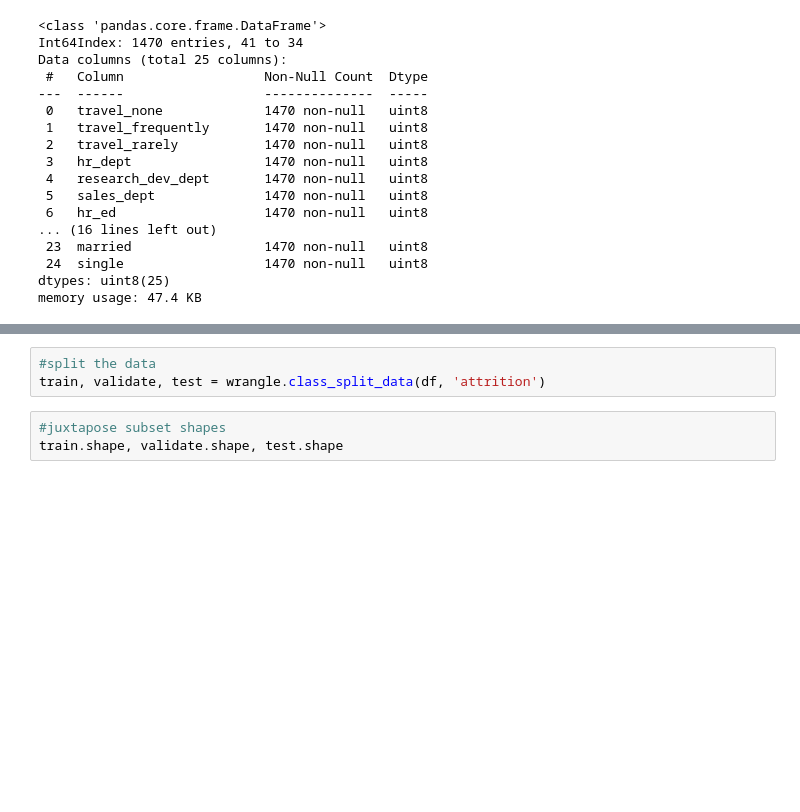
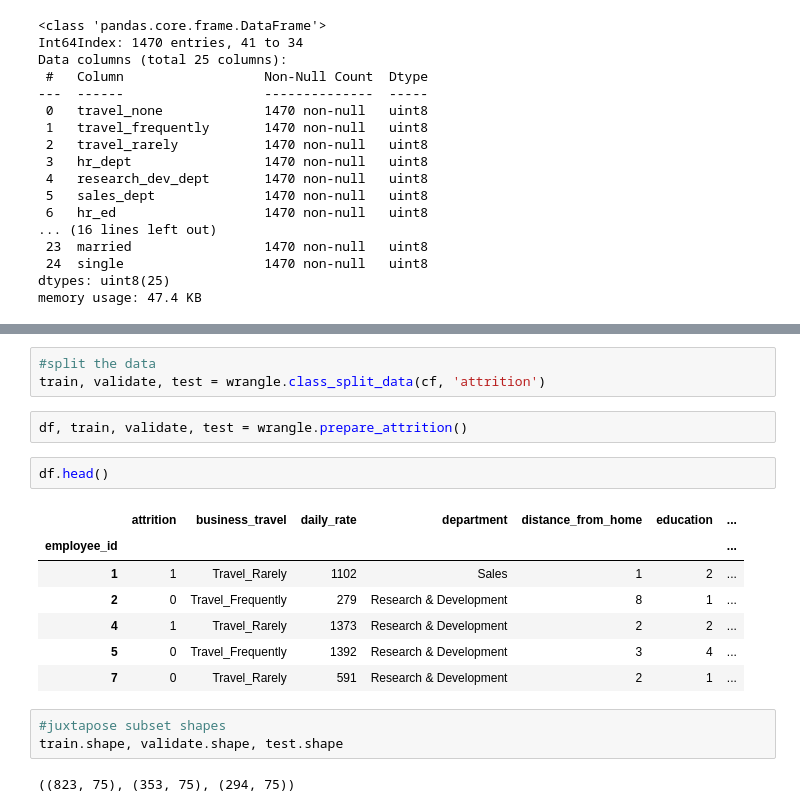
Before and after one commit to masonsherbondy/Individual-Project, a Jupyter notebook: workbook.ipynb, the cells around one changed output, grey strips where cells are left out. Drawn from its saved outputs; the diff is of its cells as text; blank space fills up the shorter version.

```diff
--- a/workbook.ipynb
+++ b/workbook.ipynb
@@ -443,6 +520,20 @@ NameError: name 'd' is not defined
 # %%
 #split the data
-train, validate, test = wrangle.class_split_data(df, 'attrition')
+train, validate, test = wrangle.class_split_data(cf, 'attrition')
+# %%
+df, train, validate, test = wrangle.prepare_attrition()
+# %%
+df.head()
+# %% [output]
+|  | attrition | business_travel | daily_rate | department | distance_from_home | education | ... |
+| employee_id |  |  |  |  |  |  | ... |
+| 1 | 1 | Travel_Rarely | 1102 | Sales | 1 | 2 | ... |
+| 2 | 0 | Travel_Frequently | 279 | Research & Development | 8 | 1 | ... |
+| 4 | 1 | Travel_Rarely | 1373 | Research & Development | 2 | 2 | ... |
+| 5 | 0 | Travel_Frequently | 1392 | Research & Development | 3 | 4 | ... |
+| 7 | 0 | Travel_Rarely | 591 | Research & Development | 2 | 1 | ... |
 # %%
 #juxtapose subset shapes
 train.shape, validate.shape, test.shape
+# %% [output]
+((823, 75), (353, 75), (294, 75))
```
Also changed, not shown: parts of 15 cells of this notebook, 3 other files.
